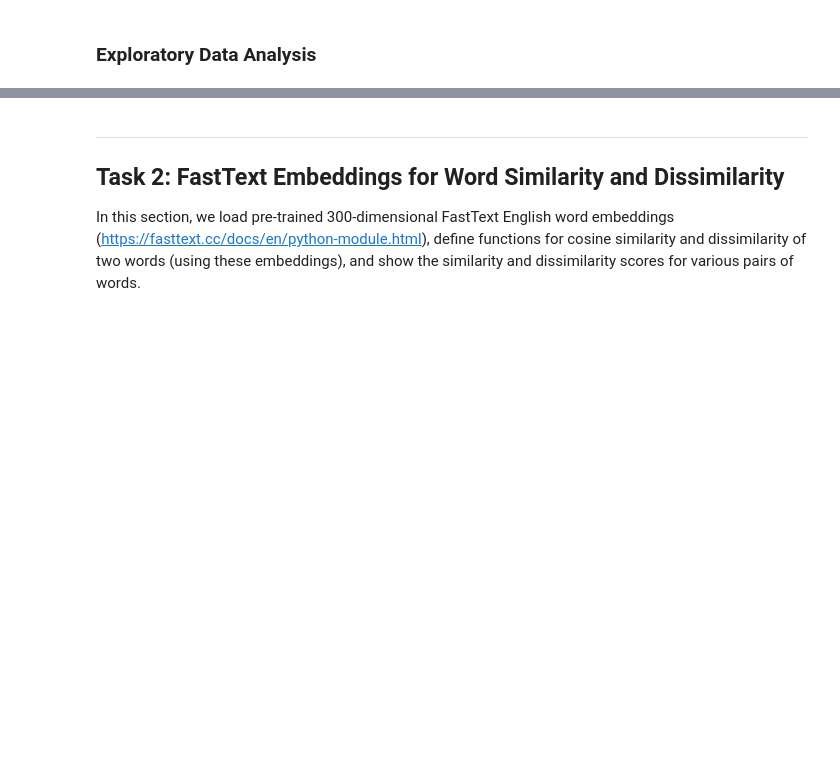
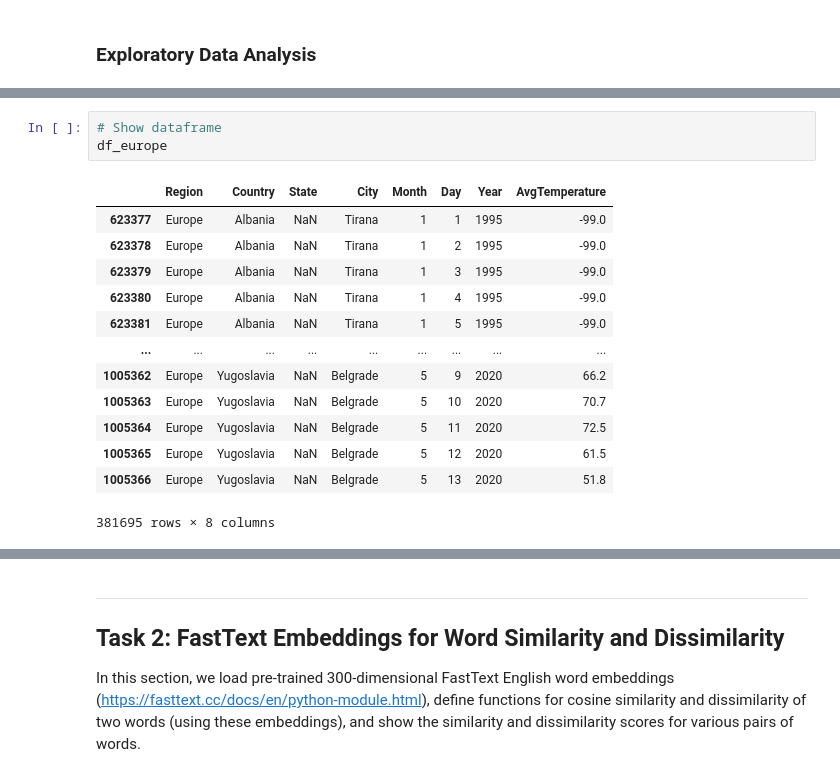
Before and after one commit to bernhardtandy/ProjectsMLAI, a Jupyter notebook: HW4_AndyBernhardt.ipynb, the cells around one changed output, grey strips where cells are left out. Cells and saved outputs as stored; diff of their text form; blank space fills up the shorter version.

```diff
--- a/HW4_AndyBernhardt.ipynb
+++ b/HW4_AndyBernhardt.ipynb
@@ -542,0 +115,17 @@ plotExamples(NN, ["Amsterdam", "Brussels"], [2010, 2017])
+# %%
+# Show dataframe
+df_europe
+# %% [output]
+|  | Region | Country | State | City | Month | Day | Year | AvgTemperature |
+| 623377 | Europe | Albania | NaN | Tirana | 1 | 1 | 1995 | -99.0 |
+| 623378 | Europe | Albania | NaN | Tirana | 1 | 2 | 1995 | -99.0 |
+| 623379 | Europe | Albania | NaN | Tirana | 1 | 3 | 1995 | -99.0 |
+| 623380 | Europe | Albania | NaN | Tirana | 1 | 4 | 1995 | -99.0 |
+| 623381 | Europe | Albania | NaN | Tirana | 1 | 5 | 1995 | -99.0 |
+| ... | ... | ... | ... | ... | ... | ... | ... | ... |
+| 1005362 | Europe | Yugoslavia | NaN | Belgrade | 5 | 9 | 2020 | 66.2 |
+| 1005363 | Europe | Yugoslavia | NaN | Belgrade | 5 | 10 | 2020 | 70.7 |
+| 1005364 | Europe | Yugoslavia | NaN | Belgrade | 5 | 11 | 2020 | 72.5 |
+| 1005365 | Europe | Yugoslavia | NaN | Belgrade | 5 | 12 | 2020 | 61.5 |
+| 1005366 | Europe | Yugoslavia | NaN | Belgrade | 5 | 13 | 2020 | 51.8 |
+381695 rows × 8 columns
```
Also changed, not shown: parts of 131 cells of this notebook.
